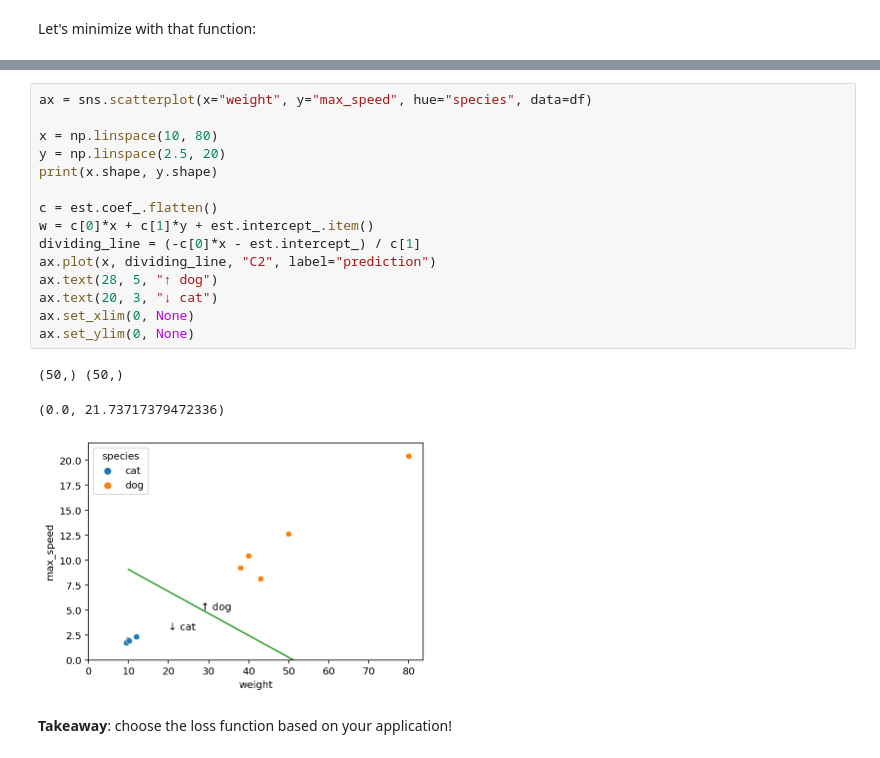
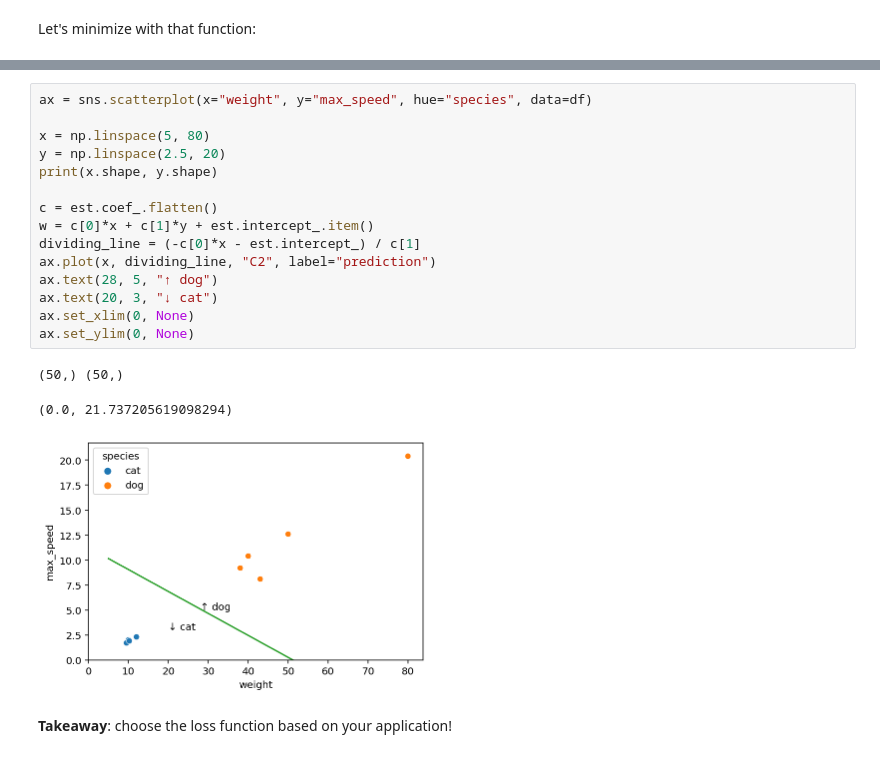
Before and after one commit to stsievert/PREP21, a Jupyter notebook: 1-demo.ipynb, the cells around one changed output, grey strips where cells are left out. Cells and saved outputs as stored; diff of their text form.

```diff
--- a/1-demo.ipynb
+++ b/1-demo.ipynb
@@ -229,22 +229,22 @@ est.coef_, est.intercept_
 # %%
 ax = sns.scatterplot(x="weight", y="max_speed", hue="species", data=df)
 
-x = np.linspace(10, 80)
+x = np.linspace(5, 80)
 y = np.linspace(2.5, 20)
 print(x.shape, y.shape)
 
 c = est.coef_.flatten()
 w = c[0]*x + c[1]*y + est.intercept_.item()
 dividing_line = (-c[0]*x - est.intercept_) / c[1]
 ax.plot(x, dividing_line, "C2", label="prediction")
 ax.text(28, 5, "↑ dog")
 ax.text(20, 3, "↓ cat")
 ax.set_xlim(0, None)
 ax.set_ylim(0, None)
 # %% [output]
 (50,) (50,)
-(0.0, 21.73717379472336)
+(0.0, 21.737205619098294)
-[figure, old version]
+[figure, new version]
 # %% [markdown]
 **Takeaway**: choose the loss function based on your application!
 # %% [markdown]
```
Also changed, not shown: parts of 1 cell of this notebook, 4 other files.
